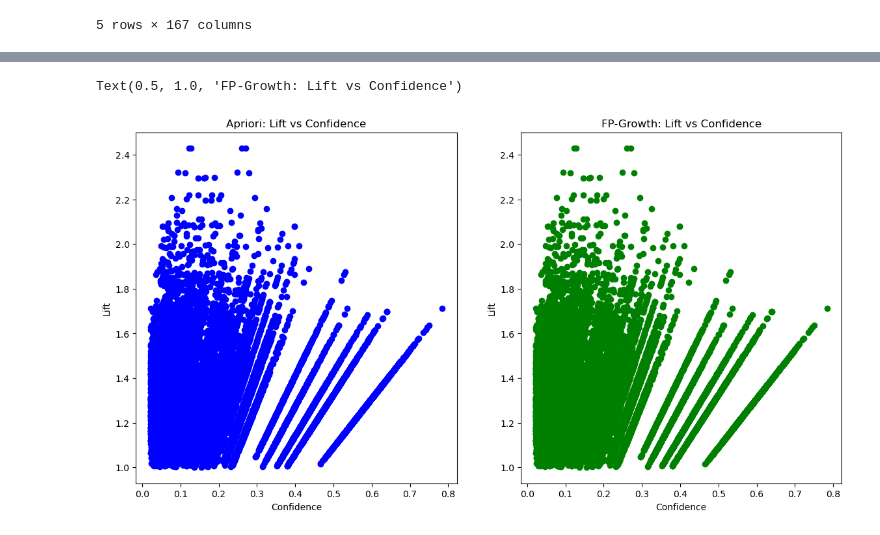
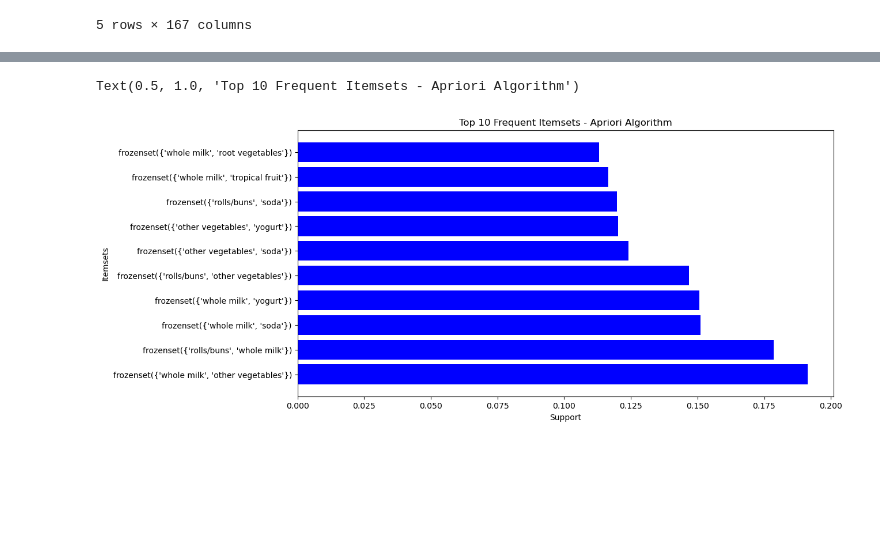
Before and after one commit to alex-kh465/ML_labs, a Jupyter notebook: Lab4/Alex_2448507_Lab4.ipynb, the cells around one changed output, grey strips where cells are left out. Drawn from its saved outputs; the diff is of its cells as text; code cells hidden in the pictures; blank space fills up the shorter version.

```diff
--- a/Lab4/Alex_2448507_Lab4.ipynb
+++ b/Lab4/Alex_2448507_Lab4.ipynb
@@ -118,18 +128,19 @@ plt.title('Number of Association Rules: Apriori vs FP-Growth')
-# %%
-# 3. Visualization of Results - Scatter Plot of Lift vs Confidence
-plt.figure(figsize=(14, 7))
-
-plt.subplot(1, 2, 1)
-plt.scatter(rules_apriori['confidence'], rules_apriori['lift'], color='blue')
-plt.xlabel('Confidence')
-plt.ylabel('Lift')
-plt.title('Apriori: Lift vs Confidence')
-
-plt.subplot(1, 2, 2)
-plt.scatter(rules_fpgrowth['confidence'], rules_fpgrowth['lift'], color='green')
-plt.xlabel('Confidence')
-plt.ylabel('Lift')
-plt.title('FP-Growth: Lift vs Confidence')
-# %% [output]
-Text(0.5, 1.0, 'FP-Growth: Lift vs Confidence')
-[figure, removed]
+# %%
+
+rules_apriori['length'] = rules_apriori['itemsets'].apply(lambda x: len(x))
+
+# Filter itemsets with length greater than 1
+apriori_results_filtered = rules_apriori[rules_apriori['length'] > 1]
+
+# Sort by support
+apriori_results_sorted = apriori_results_filtered.sort_values(by='support', ascending=False).head(10)
+
+# Plot the top 10 itemsets
+plt.figure(figsize=(12, 6))
+plt.barh([str(item) for item in apriori_results_sorted['itemsets']], apriori_results_sorted['support'], color='blue')
+plt.xlabel('Support')
+plt.ylabel('Itemsets')
+plt.title('Top 10 Frequent Itemsets - Apriori Algorithm')
+# %% [output]
+Text(0.5, 1.0, 'Top 10 Frequent Itemsets - Apriori Algorithm')
+[figure, added]
```
Also changed, not shown: parts of 6 cells of this notebook.
